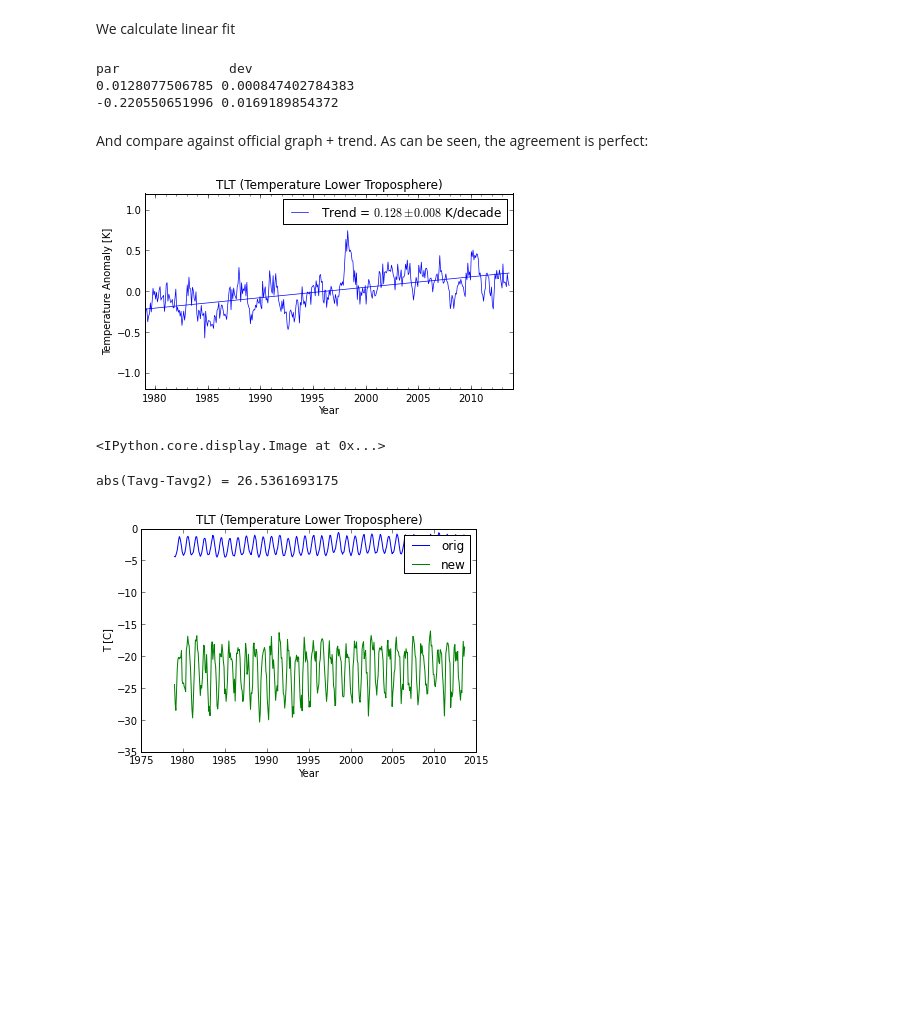
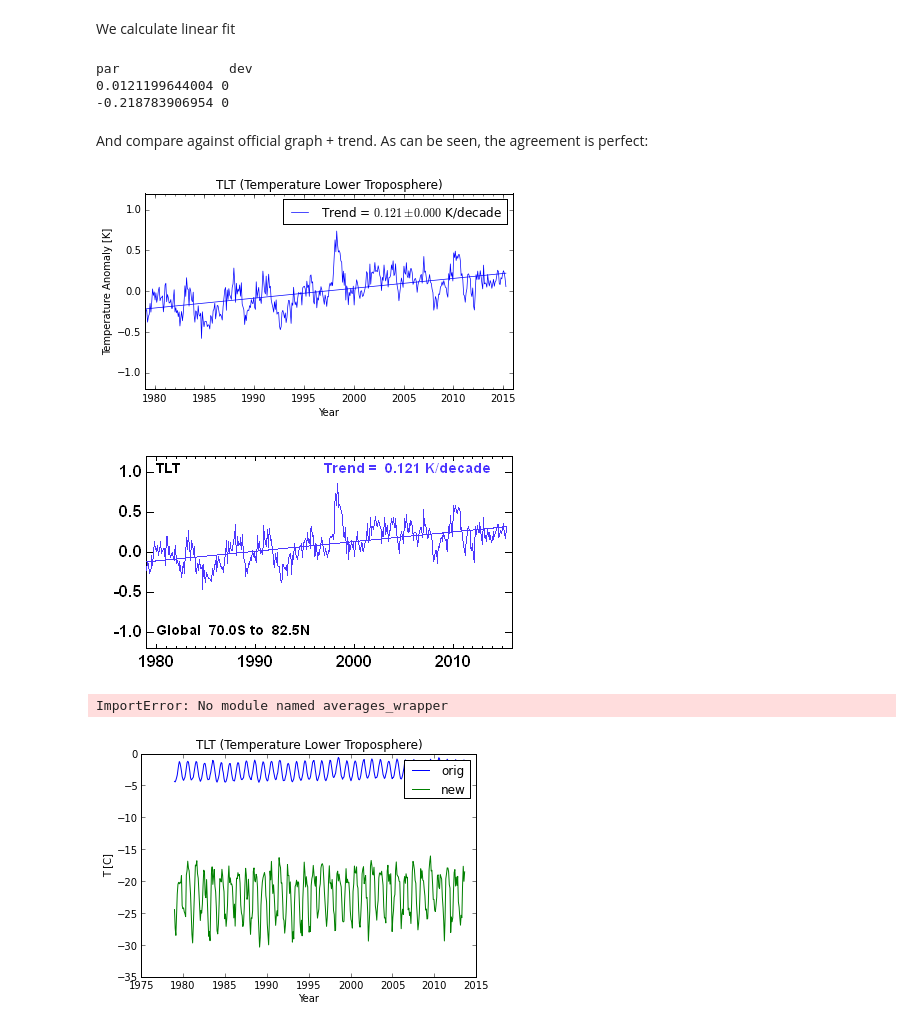
Before and after one commit to certik/climate, a Jupyter notebook: RSS_averages.ipynb, the cells around one changed output. Saved outputs shown, nothing was run; the diff lists cells and outputs as text; code cells hidden in the pictures; blank space fills up the shorter version.

```diff
--- a/RSS_averages.ipynb
+++ b/RSS_averages.ipynb
@@ -94,7 +105,7 @@ Image(url="http://www.ssmi.com/msu/img/wt_func_plot_for_web_2012.all_channels2.p
 from netCDF4 import Dataset
 from numpy.ma import average
 # %%
-rootgrp = Dataset('data/uat4_tb_v03r03_avrg_chTLT_197812_201308.nc3.nc')
+rootgrp = Dataset('data/uat4_tb_v03r03_avrg_chtlt_197812_201504.nc3.nc')
 list(rootgrp.variables)
 # %% [output]
 [u'longitude',
@@ -206,35 +217,38 @@ from scipy.optimize import curve_fit
 Y0 = years[12]
 def f(x, a, b):
     return a*(x-Y0)+b
-(a, b), pcov = curve_fit(f, years[12:], Tanom[12:])
-adev = sqrt(pcov[0, 0])
-bdev = sqrt(pcov[1, 1])
+(a, b), pcov = curve_fit(f, years[12:], Tanom[12:], p0=(0., 0.))
+if pcov == inf:
+    adev = bdev = 0
+else:
+    adev = sqrt(pcov[0, 0])
+    bdev = sqrt(pcov[1, 1])
 print "par              dev"
 print a, adev
 print b, bdev
 # %% [output]
 par              dev
-0.0128077506785 0.000847402784383
--0.220550651996 0.0169189854372
+0.0121199644004 0
+-0.218783906954 0
 # %% [markdown]
 And compare against official graph + trend. As can be seen, the agreement is perfect:
 # %%
 from matplotlib.ticker import MultipleLocator
 figure(figsize=(6.6, 3.5))
 plot(years, Tanom, "b-", lw=0.7)
 plot(years, a*(years-Y0)+b, "b-", lw=0.7, label="Trend = $%.3f \pm %.3f$ K/decade" % (a*10, adev*10))
-xlim([1979, 2014])
+xlim([1979, 2016])
 ylim([-1.2, 1.2])
 gca().xaxis.set_minor_locator(MultipleLocator(1))
 legend()
 xlabel("Year")
 ylabel("Temperature Anomaly [K]")
 title("TLT (Temperature Lower Troposphere)")
 show()
 Image(url="http://www.remss.com/data/msu/graphics/TLT/plots/RSS_TS_channel_TLT_Global_Land_And_Sea_v03_3.png", embed=True)
 # %% [output]
-[figure, old version]
+[figure, new version]
-<IPython.core.display.Image at 0x...>
+[figure, added]
 # %%
 def maverage(T):
     return sum(T)/size(T)
@@ -282,7 +296,7 @@ for i in range(size(brightness_temperature, 0)):
 
 print "abs(Tavg-Tavg2) =", abs(Tavg-Tavg2).max()
 # %% [output]
-abs(Tavg-Tavg2) = 26.5361693175
+ImportError: No module named averages_wrapper
 # %%
 plot(years, Tavg-273.15, label="orig")
 plot(years, Tavg2-273.15, label="new")
```
Also changed, not shown: parts of 3 cells of this notebook.
